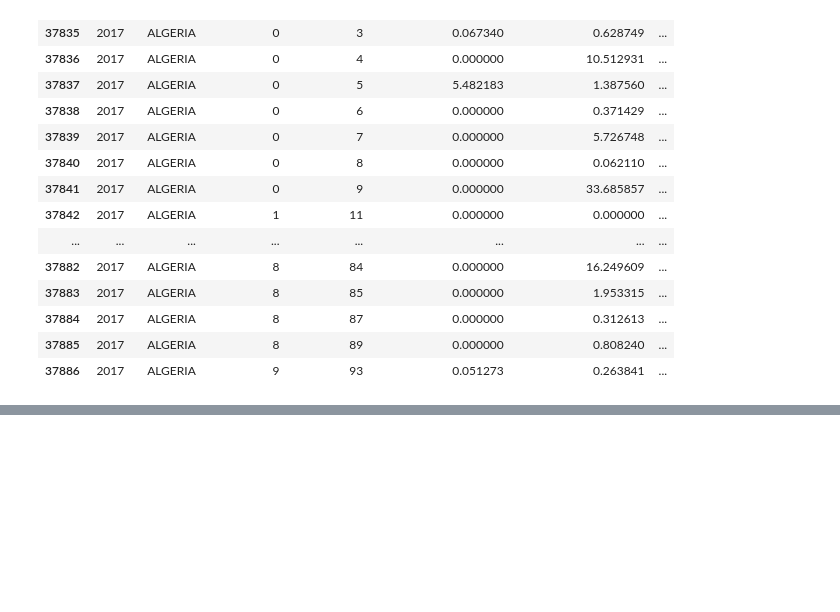
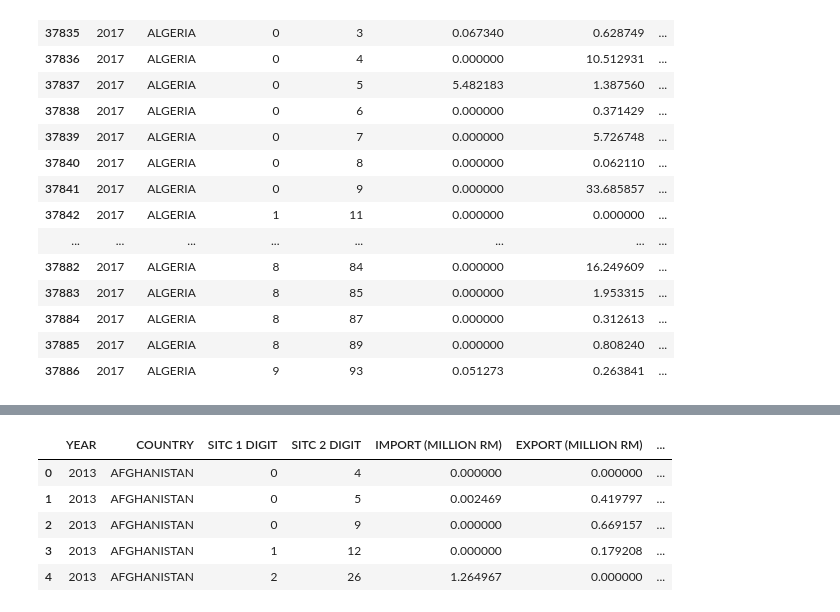
Before and after one commit to hazimutalib/dosm, a Jupyter notebook: Untitled.ipynb, the cells around one changed output, grey strips where cells are left out. Drawn from its saved outputs; the diff is of its cells as text; code cells hidden in the pictures; blank space fills up the shorter version.

```diff
--- a/Untitled.ipynb
+++ b/Untitled.ipynb
@@ -434,0 +451,10 @@ df[df['COUNTRY'] == 'ALGERIA']
+# %%
+df = pd.read_csv('trade_new.csv')
+df.head()
+# %% [output]
+|  | YEAR | COUNTRY | SITC 1 DIGIT | SITC 2 DIGIT | IMPORT (MILLION RM) | EXPORT (MILLION RM) | ... |
+| 0 | 2013 | AFGHANISTAN | 0 | 4 | 0.000000 | 0.000000 | ... |
+| 1 | 2013 | AFGHANISTAN | 0 | 5 | 0.002469 | 0.419797 | ... |
+| 2 | 2013 | AFGHANISTAN | 0 | 9 | 0.000000 | 0.669157 | ... |
+| 3 | 2013 | AFGHANISTAN | 1 | 12 | 0.000000 | 0.179208 | ... |
+| 4 | 2013 | AFGHANISTAN | 2 | 26 | 1.264967 | 0.000000 | ... |
```
Also changed, not shown: parts of 6 cells of this notebook, 1 other file.
